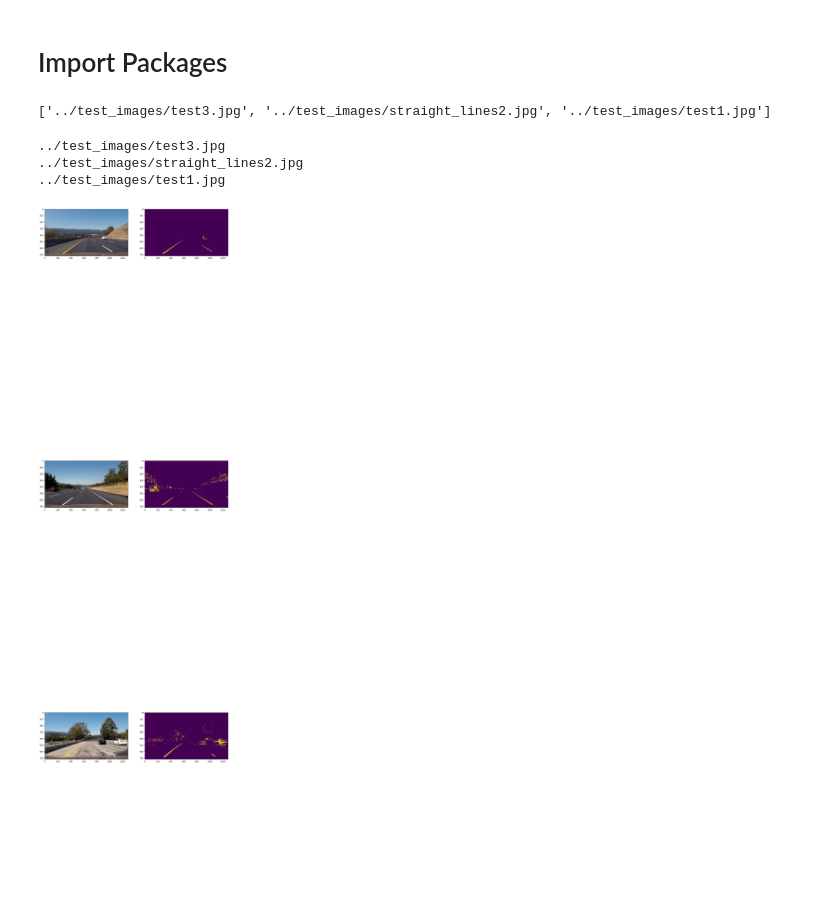
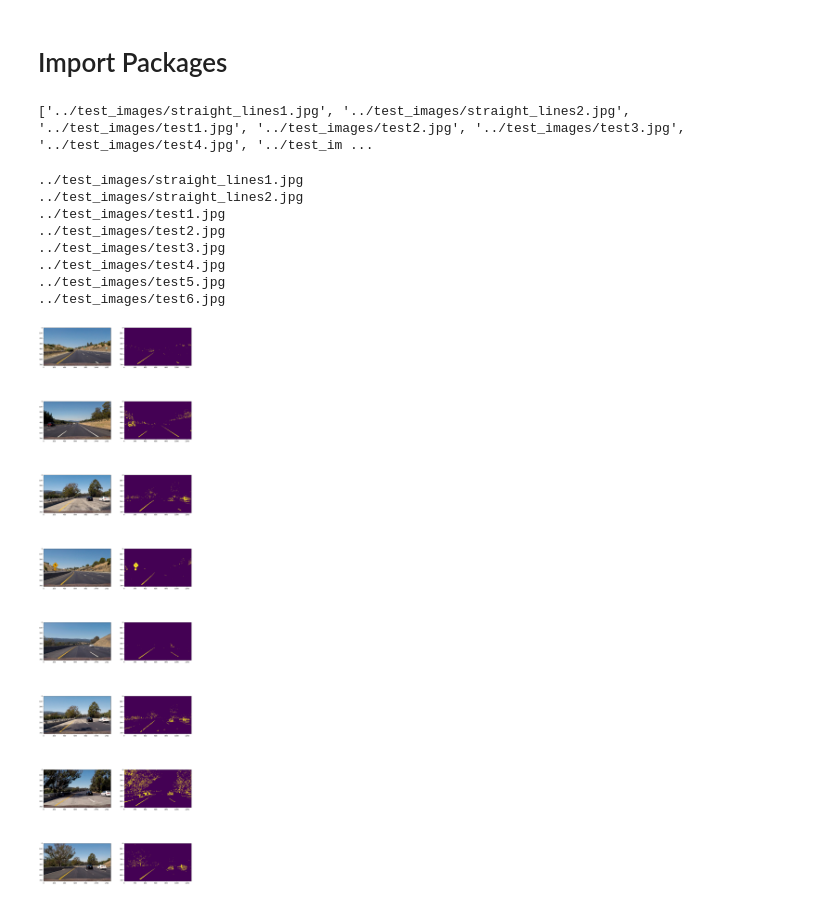
Before and after one commit to neko-suki/CarND-Advanced-Lane-Lines, a Jupyter notebook: work/work.ipynb, the cells around one changed output. Saved outputs shown, nothing was run; the diff lists cells and outputs as text; code cells hidden in the pictures; blank space fills up the shorter version.

```diff
--- a/work/work.ipynb
+++ b/work/work.ipynb
@@ -11,10 +11,17 @@ import glob
 %matplotlib inline
 # %%
 images = glob.glob('../test_images/*.jpg')
-images = images[0:3]
+images.sort()
+#images = images[0:3]
 print(images)
+
+
+def save_binary_image(binary):
+    save_img = binary.copy()
+    save_img[save_img == 1] = 255
+    return save_img
 # %% [output]
-['../test_images/test3.jpg', '../test_images/straight_lines2.jpg', '../test_images/test1.jpg']
+['../test_images/straight_lines1.jpg', '../test_images/straight_lines2.jpg', '../test_images/test1.jpg', '../test_images/test2.jpg', '../test_images/test3.jpg', '../test_images/test4.jpg', '../test_im ...
 # %%
 sobel_thresh_min = 20
 sobel_thresh_max = 100
@@ -51,38 +58,40 @@ def make_s_thresh(img, thresh=(0, 255)):
 
 def make_binary_image(img):
 
     sobel = mag_thresh(img, sobel_kernel=sobel_kernel_size, mag_thresh=(sobel_thresh_min, sobel_thresh_max))
     s_binary = make_s_thresh(img, thresh=(s_thresh_min, s_thresh_max))
 
     return s_binary
 
-def save_binary_image(binary):
-    binary[binary == 1]  =255
-    return binary
 
 binary_images = []
 plt.figure(figsize=(16, 64),dpi=80)
 for i, path in enumerate(images):
     output_dir = "../output_images/binary_images"
     prefix = "".join(path.split("/")[:-2])
     fname = path.split("/")[-1]
     img = mpimg.imread(path)
 
     result_img = make_binary_image(img)
     binary_images.append(result_img)
 
     cv2.imwrite("{}/{}".format(output_dir, fname), save_binary_image(result_img))
     print(path)
 
     plt.subplot(len(images), 2, 2*i+ 1)
     plt.imshow(img)
     plt.subplot(len(images), 2, 2*i+2)
     plt.imshow(result_img)
 # %% [output]
-../test_images/test3.jpg
+../test_images/straight_lines1.jpg
 ../test_images/straight_lines2.jpg
 ../test_images/test1.jpg
+../test_images/test2.jpg
+../test_images/test3.jpg
+../test_images/test4.jpg
+../test_images/test5.jpg
+../test_images/test6.jpg
-[figure, old version]
+[figure, new version]
 # %%
 
 def make_perspective_image(img):
```
Also changed, not shown: parts of 2 cells of this notebook.
